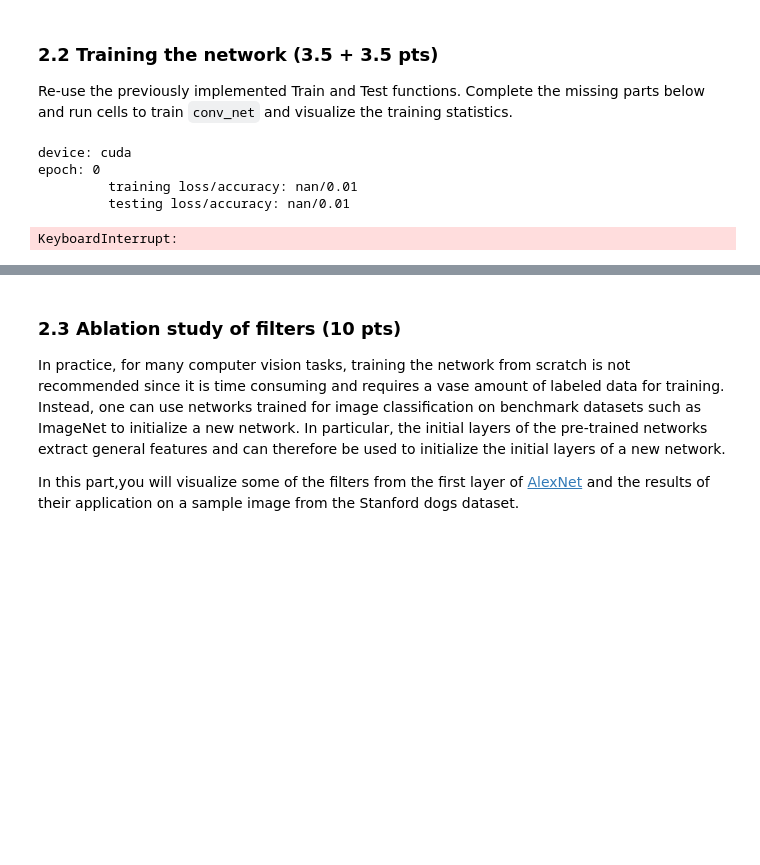
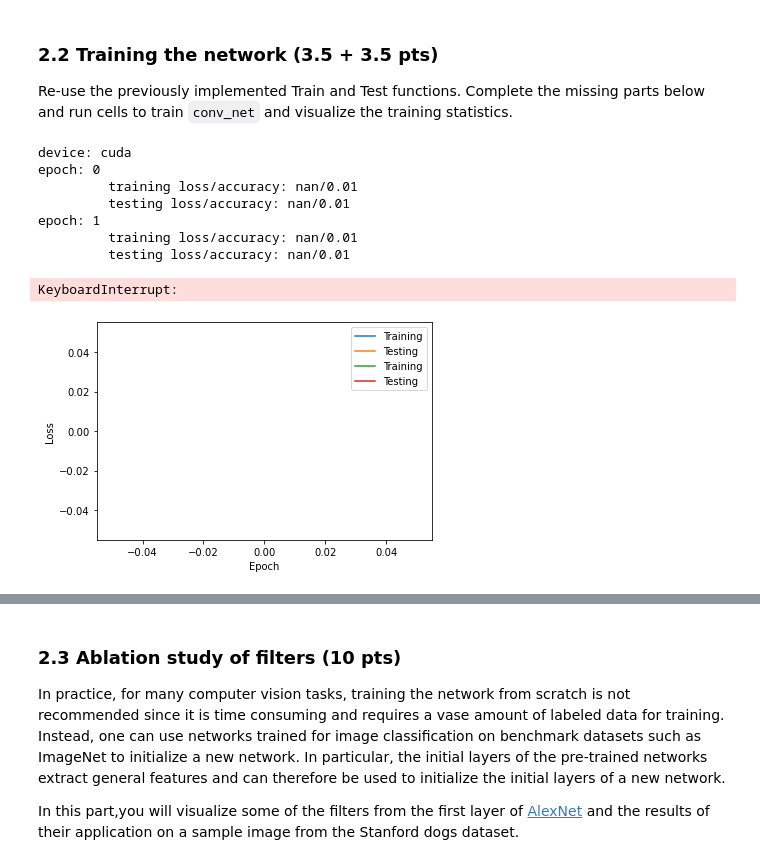
Before and after one commit to armandorusso/Image-Classification-and-Neural-Networks, a Jupyter notebook: project_skeleton.ipynb, the cells around one changed output, grey strips where cells are left out. Cells and saved outputs as stored; diff of their text form; code cells hidden in the pictures; blank space fills up the shorter version.

```diff
--- a/project_skeleton.ipynb
+++ b/project_skeleton.ipynb
@@ -568,18 +574,27 @@ class conv_net(nn.Module):
     def init_weights(self):
         ### EXTRA CREDIT FOR ALL: initialize network weights based on Xavier initialization
 
-        # Weights for each conv layer
-        self.conv1.weight = nn.Parameter(torch.Tensor(self.conv1.weight.shape).uniform_(-1, 1) * math.sqrt(6./(self.conv1.weight.shape[0] + self.conv1.weight.shape[1])))
+        # Weights for each conv layer using Xavier (My own implementation of it)
+        # self.conv1.weight = nn.Parameter(torch.Tensor(self.conv1.weight.shape).uniform_(-1, 1) * math.sqrt(6./(self.conv1.weight.shape[0] + self.conv1.weight.shape[1])))
 
-        self.conv2.weight = nn.Parameter(torch.Tensor(self.conv2.weight.shape).uniform_(-1, 1) * math.sqrt(6./(self.conv2.weight.shape[0] + self.conv2.weight.shape[1])))
+        # self.conv2.weight = nn.Parameter(torch.Tensor(self.conv2.weight.shape).uniform_(-1, 1) * math.sqrt(6./(self.conv2.weight.shape[0] + self.conv2.weight.shape[1])))
 
-        self.conv3.weight = nn.Parameter(torch.Tensor(self.conv3.weight.shape).uniform_(-1, 1) * math.sqrt(6./(self.conv3.weight.shape[0] + self.conv3.weight.shape[1])))
+        # self.conv3.weight = nn.Parameter(torch.Tensor(self.conv3.weight.shape).uniform_(-1, 1) * math.sqrt(6./(self.conv3.weight.shape[0] + self.conv3.weight.shape[1])))
 
-        self.conv4.weight = nn.Parameter(torch.Tensor(self.conv4.weight.shape).uniform_(-1, 1) * math.sqrt(6./(self.conv4.weight.shape[0] + self.conv4.weight.shape[1])))
+        # self.conv4.weight = nn.Parameter(torch.Tensor(self.conv4.weight.shape).uniform_(-1, 1) * math.sqrt(6./(self.conv4.weight.shape[0] + self.conv4.weight.shape[1])))
 
-        self.conv5.weight = nn.Parameter(torch.Tensor(self.conv5.weight.shape).uniform_(-1, 1) * math.sqrt(6./(self.conv5.weight.shape[0] + self.conv5.weight.shape[1])))
+        # self.conv5.weight = nn.Parameter(torch.Tensor(self.conv5.weight.shape).uniform_(-1, 1) * math.sqrt(6./(self.conv5.weight.shape[0] + self.conv5.weight.shape[1])))
 
-        self.linear.weight = nn.Parameter(torch.Tensor(self.linear.weight.shape).uniform_(-1, 1) * math.sqrt(6./(self.linear.weight.shape[0] + self.linear.weight.shape[1])))
+        # self.linear.weight = nn.Parameter(torch.Tensor(self.linear.weight.shape).uniform_(-1, 1) * math.sqrt(6./(self.linear.weight.shape[0] + self.linear.weight.shape[1])))
+
+
+        # Weights for each conv layer using Xavier (Pytorch Initialization)
+        torch.nn.init.xavier_uniform_(self.conv1.weight)
+        torch.nn.init.xavier_uniform_(self.conv2.weight)
+        torch.nn.init.xavier_uniform_(self.conv3.weight)
+        torch.nn.init.xavier_uniform_(self.conv4.weight)
+        torch.nn.init.xavier_uniform_(self.conv5.weight)
+        torch.nn.init.xavier_uniform_(self.linear.weight)
 
     def forward(self,x):
         """ Perform forward pass
@@ -615,7 +630,7 @@ Re-use the previously implemented Train and Test functions. Complete the missing
 # %%
 # Training hyper parameters
 epochs = 20
-learning_rate = 0.000001
+learning_rate = 0.0001
 
 ### TODO: Set target device for computations
 device = 'cuda'
@@ -624,33 +639,42 @@ print(f'device: {device}')
 
 ### TODO: Initialize conv_net
 model = conv_net()
 ### TODO: Put model parameters on target device
 model = model.to(device)
 ### TODO: Initialize Adam optimizer
 optimizer = torch.optim.Adam(model.parameters(), lr=learning_rate)
 
 train_loss_tracker = []
 train_accuracy_tracker = []
 
 test_loss_tracker = []
 test_accuracy_tracker = []
 
 for epoch in range(epochs):
     train_loss,train_accuracy = Train(model,optimizer,train_dl,device)
     test_loss , test_accuracy = Test(model,test_dl,device)
     train_loss_tracker.extend(train_loss)
     train_accuracy_tracker.extend(train_accuracy)
     test_loss_tracker.append(test_loss)
     test_accuracy_tracker.append(test_accuracy)
     print(f'epoch: {epoch}')
     print('\t training loss/accuracy: {0:.2f}/{1:.2f}'.format(sum(train_loss)/len(train_loss), sum(train_accuracy)/len((train_accuracy))))
     print('\t testing loss/accuracy: {0:.2f}/{1:.2f}'.format(test_loss, test_accuracy))
+    plt.plot(sum(train_loss)/len(train_loss), label='Training')
+    plt.plot(test_loss_tracker, label='Testing')
+    plt.xlabel("Epoch")
+    plt.ylabel("Loss")
+    plt.legend()
 # %% [output]
 device: cuda
 epoch: 0
          training loss/accuracy: nan/0.01
          testing loss/accuracy: nan/0.01
+epoch: 1
+         training loss/accuracy: nan/0.01
+         testing loss/accuracy: nan/0.01
 KeyboardInterrupt:
+[figure, added]
 # %%
 ### TODO: visualize train_loss and train_accuracy
 ### TODO: visualize test_loss and test_accuracy
```
Also changed, not shown: parts of 6 cells of this notebook, 1 other file.
